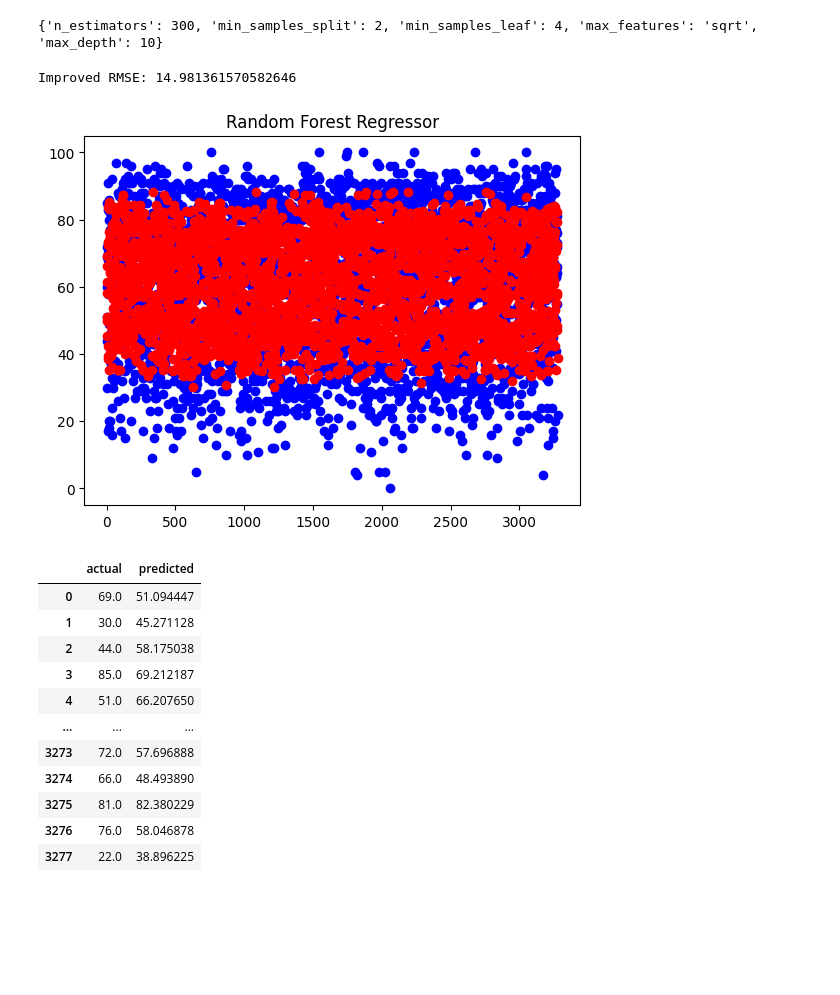
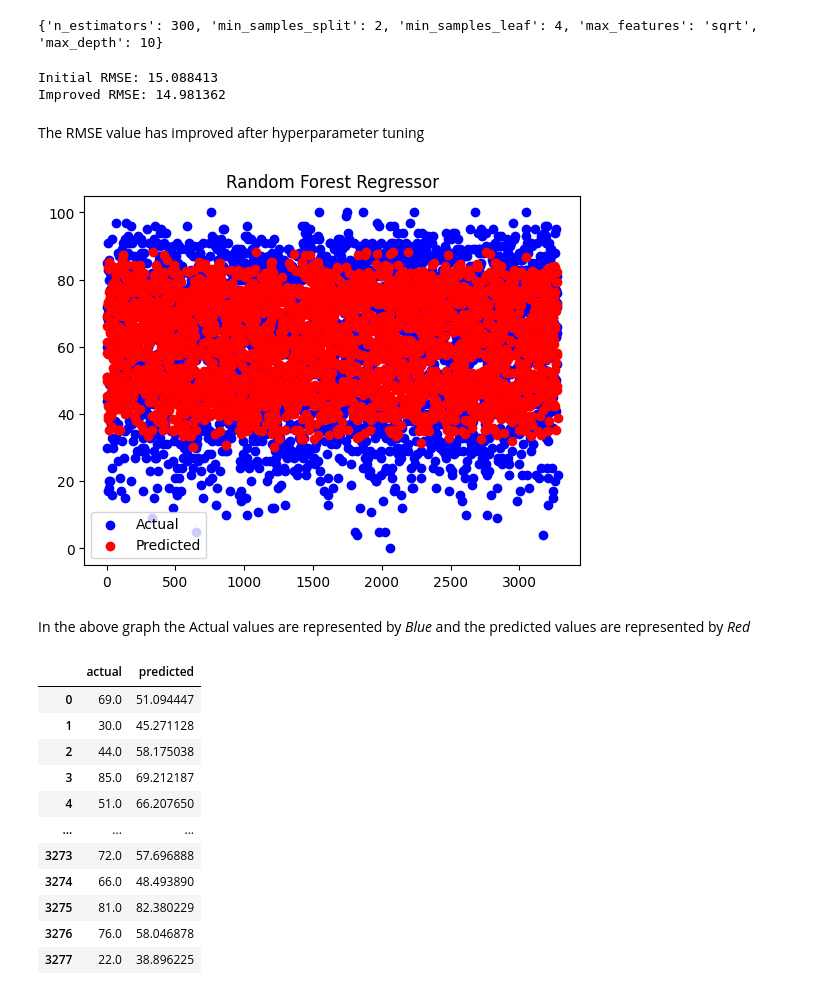
Before and after one commit to shinchann7342/random-forest-regressor, a Jupyter notebook: Main.ipynb, the cells around one changed output. Cells and saved outputs as stored; diff of their text form; code cells hidden in the pictures; blank space fills up the shorter version.

```diff
--- a/Main.ipynb
+++ b/Main.ipynb
@@ -237,10 +237,14 @@ print(random_search.best_params_) #these are the best performing parameters acco
 # %%
 best_model = random_search.best_estimator_
 y_pred = best_model.predict(X_test)
-rmse = np.sqrt(mean_squared_error(y_test, y_pred))
-print(f"Improved RMSE: {rmse}")
+rmse_new = np.sqrt(mean_squared_error(y_test, y_pred))
+print(f"Initial RMSE: {rmse:.6f}")
+print(f"Improved RMSE: {rmse_new:.6f}")
 # %% [output]
-Improved RMSE: 14.981361570582646
+Initial RMSE: 15.088413
+Improved RMSE: 14.981362
+# %% [markdown]
+The RMSE value has improved after hyperparameter tuning
 # %%
 y_test_new = y_test.reset_index(drop=True)
 # %%
@@ -248,15 +252,15 @@ y_pred_new=pd.DataFrame(y_pred)
 # %%
 def plotGraph(y_test,y_pred,model):
     if max(y_test) >= max(y_pred):
         my_range = int(max(y_test))
     else:
         my_range = int(max(y_pred))
-    plt.scatter(range(len(y_test)), y_test, color='blue')
-    plt.scatter(range(len(y_pred)), y_pred, color='red')
+    plt.scatter(range(len(y_test)), y_test, color='blue',label='Actual')
+    plt.scatter(range(len(y_pred)), y_pred, color='red',label='Predicted')
     plt.title(model)
+    plt.legend(loc='lower left')
     plt.show()
     return
+plotGraph(y_test_new,y_pred_new,"Random Forest Regressor") #overlaying the Forecasted value to the actual Output
+# %% [output]
+[figure, added]
-# %%
-plotGraph(y_test_reset,y_pred_reset,"Random Forest Regressor")
-# %% [output]
-[figure, removed]
@@ -264,0 +267,2 @@ result = pd.concat([y_test_reset,y_pred_reset],axis=1)
+# %% [markdown]
+In the above graph the Actual values are represented by *Blue* and the predicted values are represented by *Red*
```
Also changed, not shown: parts of 6 cells of this notebook.
